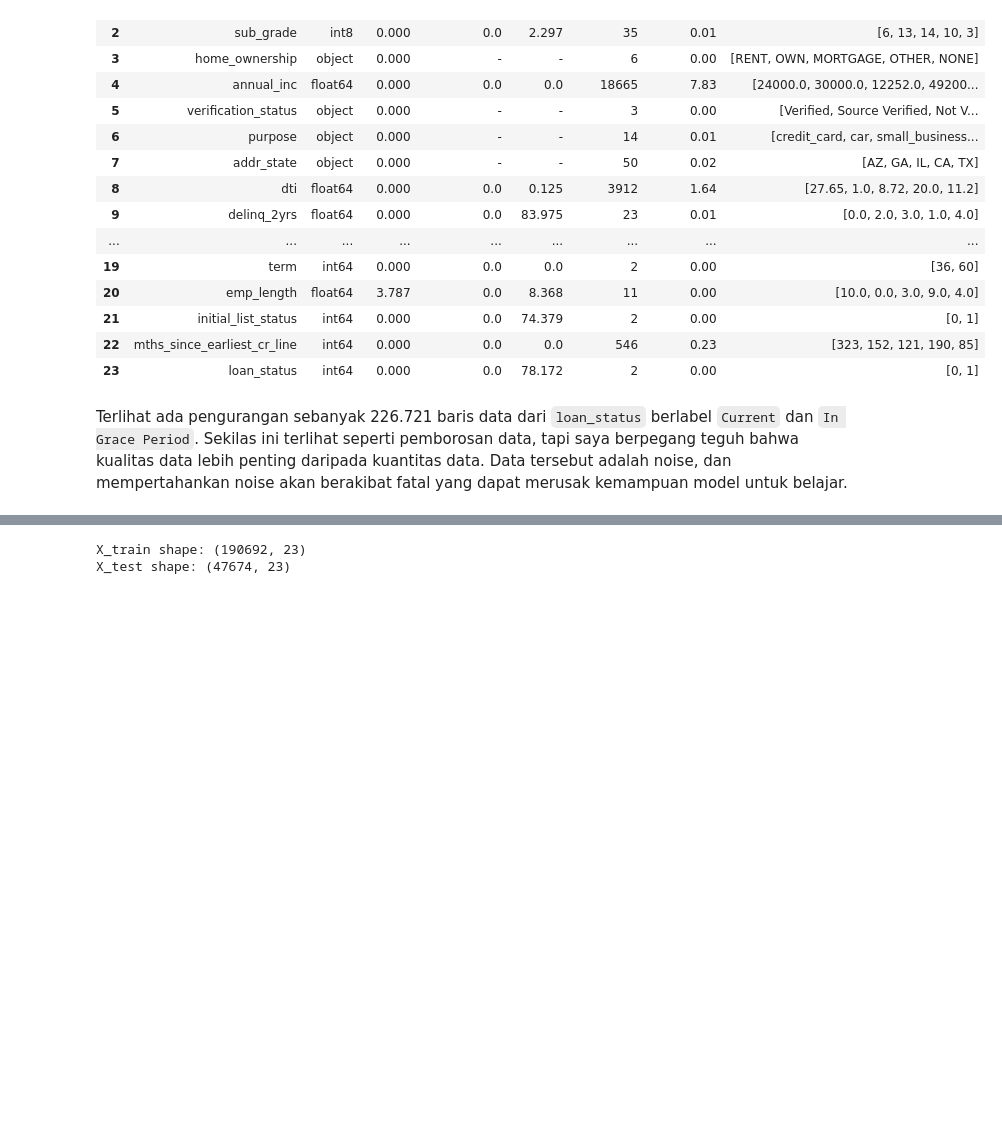
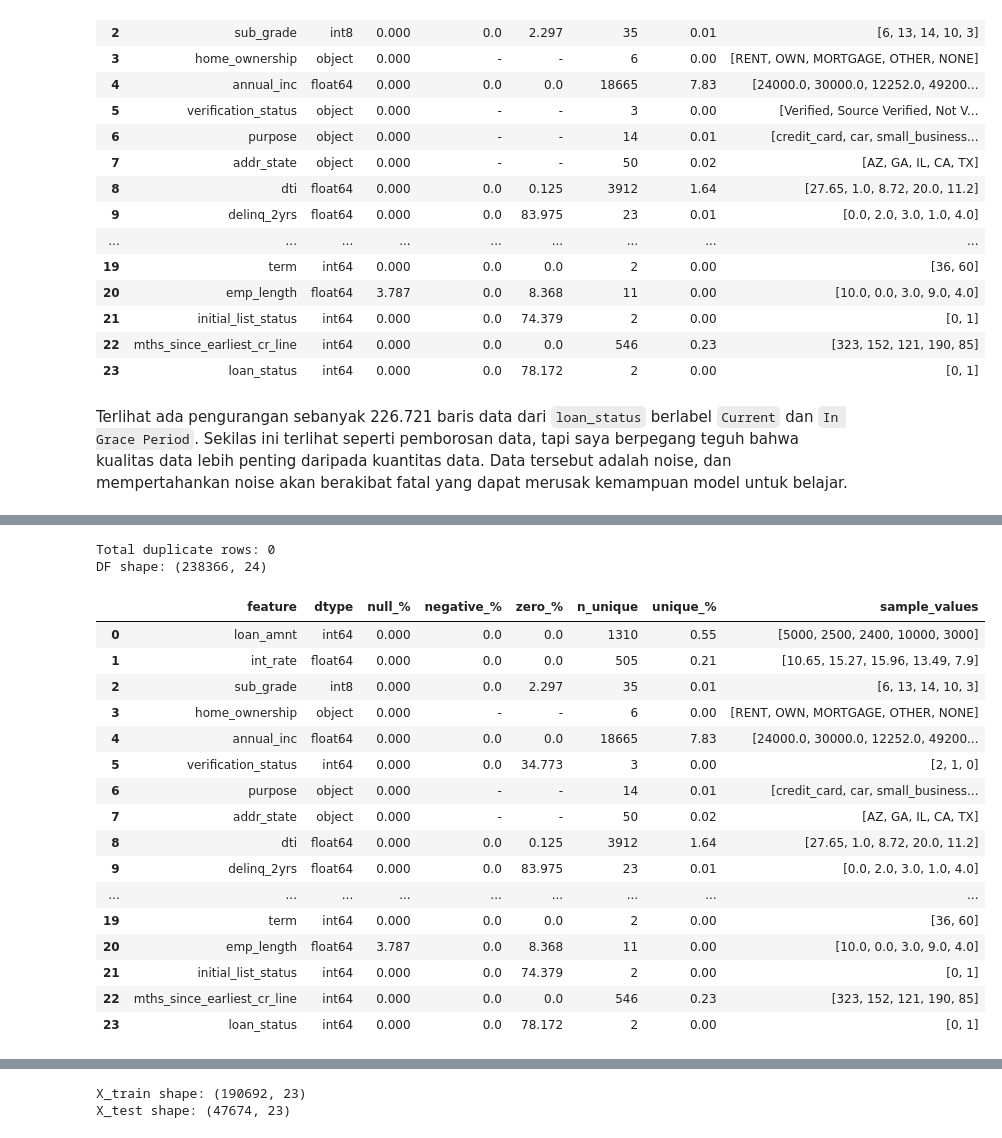
Before and after one commit to rbennum/rakamin_idxpartners_ds_project, a Jupyter notebook: notebooks/model.ipynb, the cells around one changed output, grey strips where cells are left out. Cells and saved outputs as stored; diff of their text form; code cells hidden in the pictures; blank space fills up the shorter version.

```diff
--- a/notebooks/model.ipynb
+++ b/notebooks/model.ipynb
@@ -664 +658,25 @@ array(['credit_card', 'car', 'small_business', 'other', 'wedding',
+# %%
+df['verification_status'] = df['verification_status'].map({'Verified': 2, 'Source Verified': 1, 'Not Verified': 0})
+skim_result = utils.skim_data(df)
+display(skim_result)
+# %% [output]
+Total duplicate rows: 0
+DF shape: (238366, 24)
+|  | feature | dtype | null_% | negative_% | zero_% | n_unique | unique_% | sample_values |
+| 0 | loan_amnt | int64 | 0.000 | 0.0 | 0.0 | 1310 | 0.55 | [5000, 2500, 2400, 10000, 3000] |
+| 1 | int_rate | float64 | 0.000 | 0.0 | 0.0 | 505 | 0.21 | [10.65, 15.27, 15.96, 13.49, 7.9] |
+| 2 | sub_grade | int8 | 0.000 | 0.0 | 2.297 | 35 | 0.01 | [6, 13, 14, 10, 3] |
+| 3 | home_ownership | object | 0.000 | - | - | 6 | 0.00 | [RENT, OWN, MORTGAGE, OTHER, NONE] |
+| 4 | annual_inc | float64 | 0.000 | 0.0 | 0.0 | 18665 | 7.83 | [24000.0, 30000.0, 12252.0, 49200... |
+| 5 | verification_status | int64 | 0.000 | 0.0 | 34.773 | 3 | 0.00 | [2, 1, 0] |
+| 6 | purpose | object | 0.000 | - | - | 14 | 0.01 | [credit_card, car, small_business... |
+| 7 | addr_state | object | 0.000 | - | - | 50 | 0.02 | [AZ, GA, IL, CA, TX] |
+| 8 | dti | float64 | 0.000 | 0.0 | 0.125 | 3912 | 1.64 | [27.65, 1.0, 8.72, 20.0, 11.2] |
+| 9 | delinq_2yrs | float64 | 0.000 | 0.0 | 83.975 | 23 | 0.01 | [0.0, 2.0, 3.0, 1.0, 4.0] |
+| ... | ... | ... | ... | ... | ... | ... | ... | ... |
+| 19 | term | int64 | 0.000 | 0.0 | 0.0 | 2 | 0.00 | [36, 60] |
+| 20 | emp_length | float64 | 3.787 | 0.0 | 8.368 | 11 | 0.00 | [10.0, 0.0, 3.0, 9.0, 4.0] |
+| 21 | initial_list_status | int64 | 0.000 | 0.0 | 74.379 | 2 | 0.00 | [0, 1] |
+| 22 | mths_since_earliest_cr_line | int64 | 0.000 | 0.0 | 0.0 | 546 | 0.23 | [323, 152, 121, 190, 85] |
+| 23 | loan_status | int64 | 0.000 | 0.0 | 78.172 | 2 | 0.00 | [0, 1] |
 # %% [markdown]
```
Also changed, not shown: parts of 43 cells of this notebook, 1 other file.
